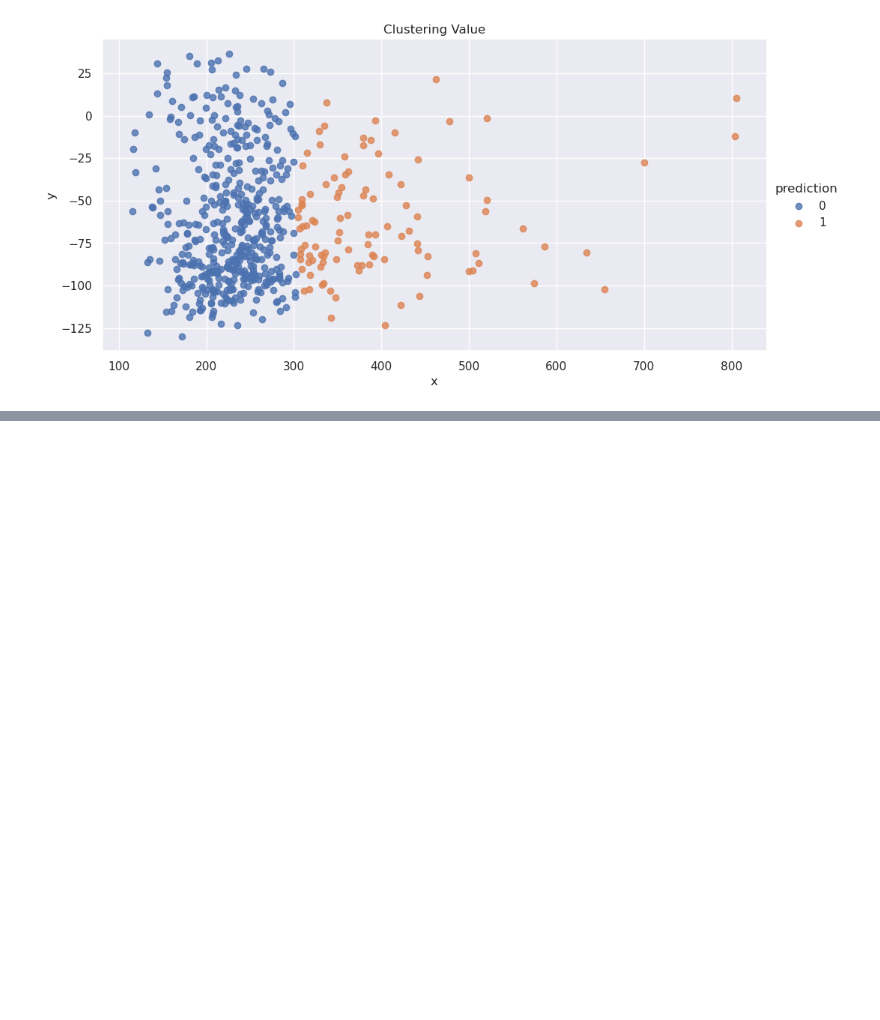
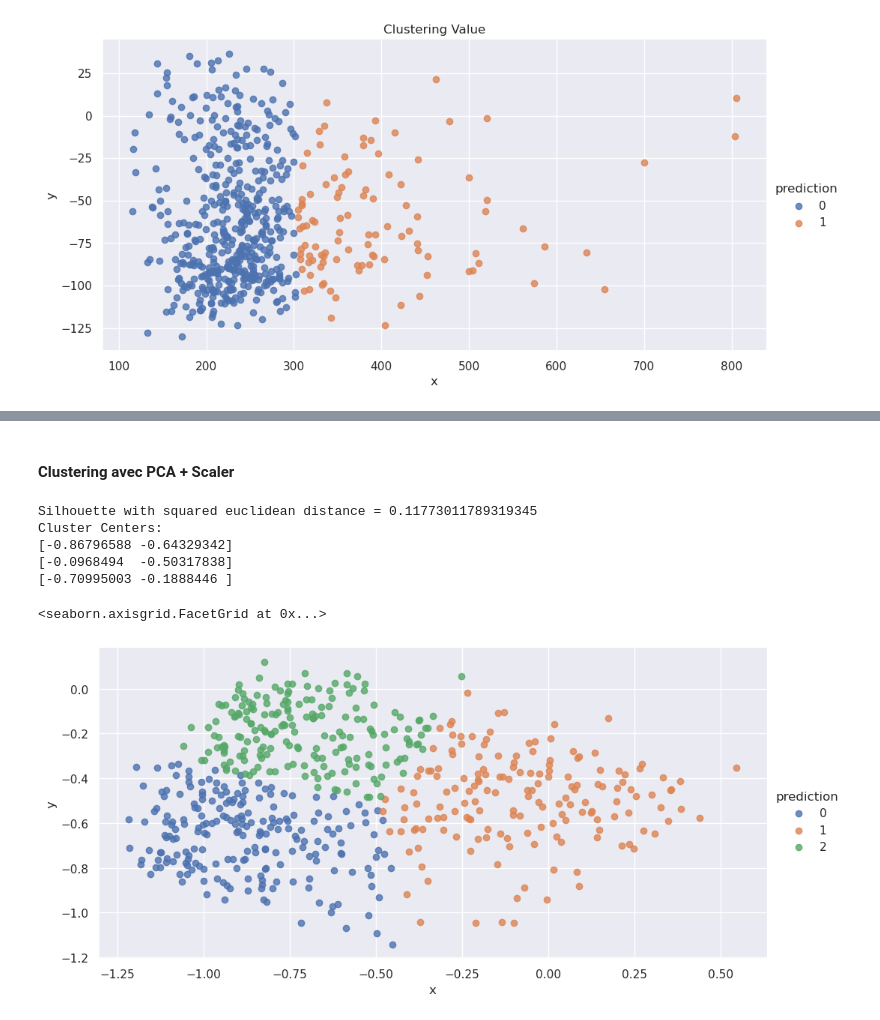
Before and after one commit to Sunland1/ML2_spotify, a Jupyter notebook: notebook.ipynb, the cells around one changed output, grey strips where cells are left out. Drawn from its saved outputs; the diff is of its cells as text; code cells hidden in the pictures; blank space fills up the shorter version.

```diff
--- a/notebook.ipynb
+++ b/notebook.ipynb
@@ -403,0 +449,50 @@ seaborn.lmplot(data = df, x = "x", y = "y", hue = "prediction",
+# %% [markdown]
+#### Clustering avec PCA + Scaler
+# %%
+# MinMaxScaler stage
+mmScaler = MinMaxScaler(outputCol="scaled")
+mmScaler.setInputCol("features")
+
+# PCA stage
+pca = PCA(k=2, inputCol="scaled")
+pca.setOutputCol("pca_features")
+
+# KMeans stage
+kmeans = KMeans(featuresCol="pca_features").setK(3).setSeed(1)
+
+# Pipeline
+kmodel = Pipeline(stages=[indexer_label]+[encoders]+[assembler]+[mmScaler]+[pca]+[kmeans]).fit(train)
+
+kpredictions = kmodel.transform(test)
+# %%
+# Evaluate clustering by computing Silhouette score
+evaluator = ClusteringEvaluator()
+
+silhouette = evaluator.evaluate(kpredictions)
+print("Silhouette with squared euclidean distance = " + str(silhouette))
+
+# Shows the result.
+centers = kmodel.stages[-1].clusterCenters()
+print("Cluster Centers: ")
+for center in centers:
+    print(center)
+# %% [output]
+Silhouette with squared euclidean distance = 0.11773011789319345
+Cluster Centers:
+[-0.86796588 -0.64329342]
+[-0.0968494  -0.50317838]
+[-0.70995003 -0.1888446 ]
+# %%
+df = kpredictions.select(['pca_features', 'prediction']).toPandas()
+
+vectors = pd.DataFrame(df.pca_features.to_list())
+
+df = pd.concat([vectors, df.prediction], axis=1).rename(columns={0: "x", 1: "y"})
+
+import seaborn
+
+seaborn.lmplot(data = df, x = "x", y = "y", hue = "prediction",
+               fit_reg = False, height = 5, aspect = 2)
+# %% [output]
+<seaborn.axisgrid.FacetGrid at 0x...>
+[figure, added]
```
Also changed, not shown: parts of 31 cells of this notebook.
